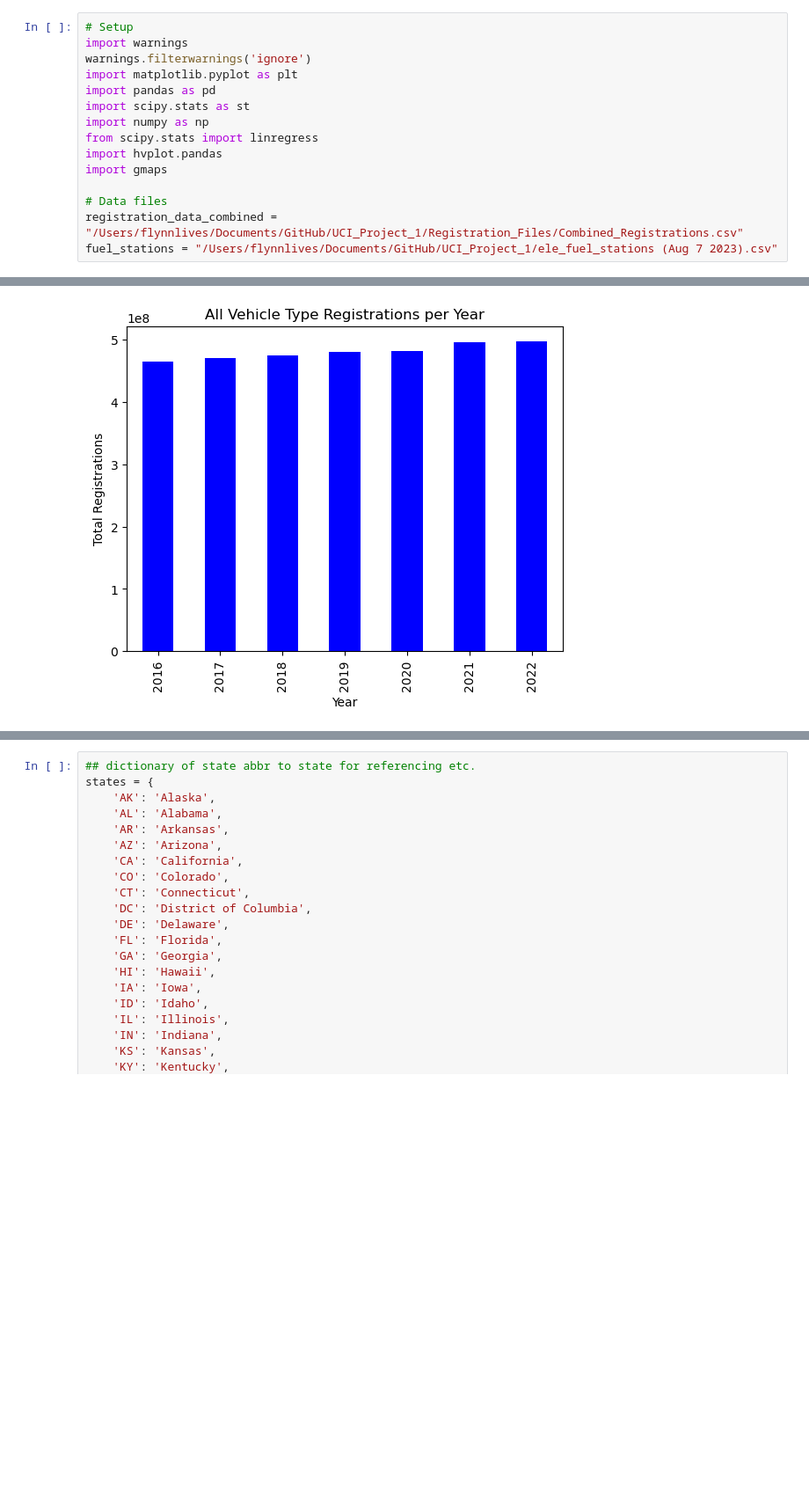
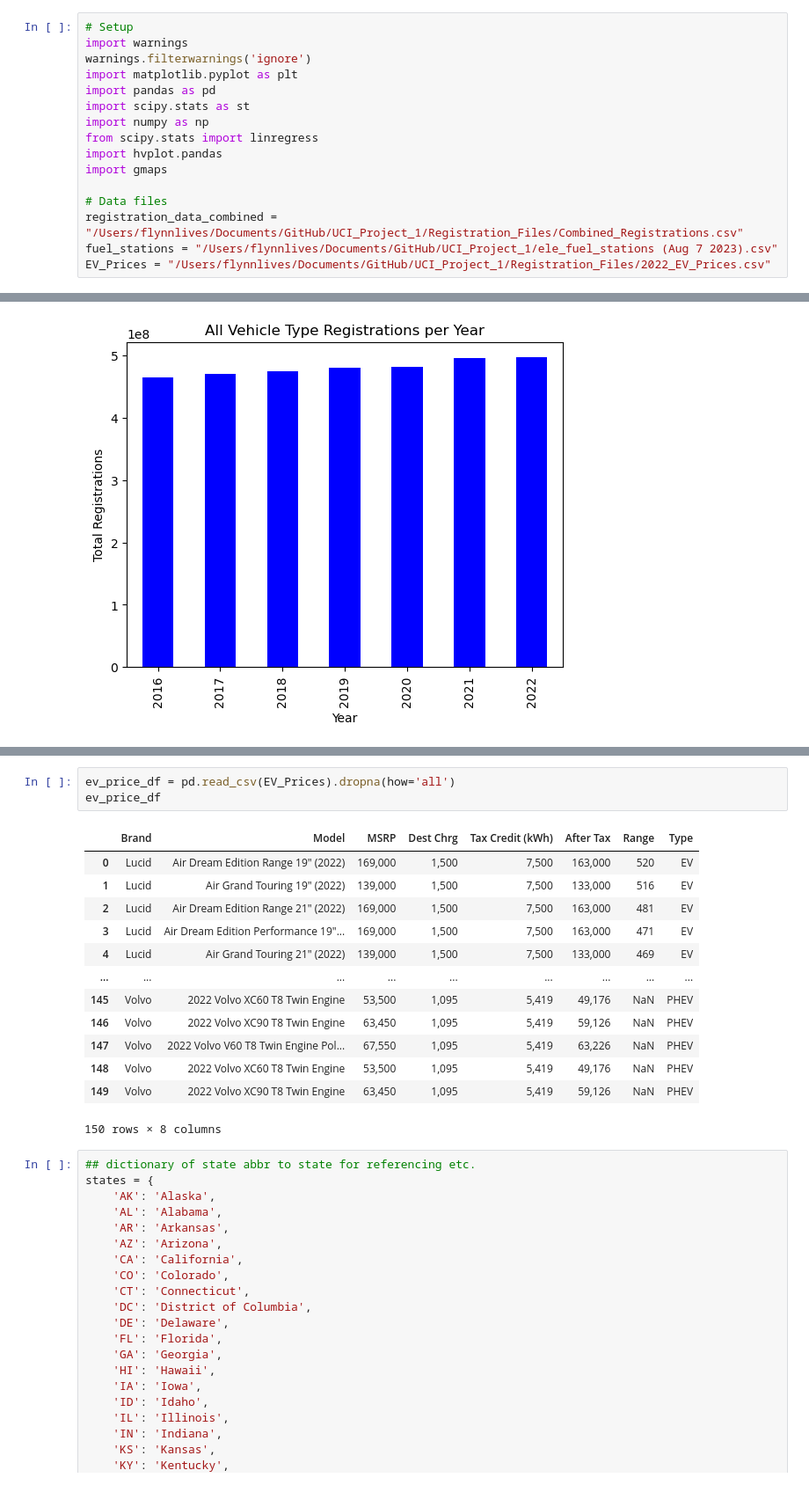
Before and after one commit to MrGoots/ETL_Python_Analysis, a Jupyter notebook: Registration_Files/output/BETA_DataFrame.ipynb, the cells around one changed output, grey strips where cells are left out. Shown at 88% size. Saved outputs shown, nothing was run; the diff lists cells and outputs as text; blank space fills up the shorter version.

```diff
--- a/Registration_Files/output/BETA_DataFrame.ipynb
+++ b/Registration_Files/output/BETA_DataFrame.ipynb
@@ -13,3 +13,4 @@ import gmaps
 # Data files
 registration_data_combined = "/Users/flynnlives/Documents/GitHub/UCI_Project_1/Registration_Files/Combined_Registrations.csv"
 fuel_stations = "/Users/flynnlives/Documents/GitHub/UCI_Project_1/ele_fuel_stations (Aug 7 2023).csv"
+EV_Prices = "/Users/flynnlives/Documents/GitHub/UCI_Project_1/Registration_Files/2022_EV_Prices.csv"
@@ -232,3 +359,20 @@ plt.show()
+# %%
+ev_price_df = pd.read_csv(EV_Prices).dropna(how='all')
+ev_price_df
+# %% [output]
+|  | Brand | Model | MSRP | Dest Chrg | Tax Credit (kWh) | After Tax | Range | Type |
+| 0 | Lucid | Air Dream Edition Range 19" (2022) | 169,000 | 1,500 | 7,500 | 163,000 | 520 | EV |
+| 1 | Lucid | Air Grand Touring 19" (2022) | 139,000 | 1,500 | 7,500 | 133,000 | 516 | EV |
+| 2 | Lucid | Air Dream Edition Range 21" (2022) | 169,000 | 1,500 | 7,500 | 163,000 | 481 | EV |
+| 3 | Lucid | Air Dream Edition Performance 19"... | 169,000 | 1,500 | 7,500 | 163,000 | 471 | EV |
+| 4 | Lucid | Air Grand Touring 21" (2022) | 139,000 | 1,500 | 7,500 | 133,000 | 469 | EV |
+| ... | ... | ... | ... | ... | ... | ... | ... | ... |
+| 145 | Volvo | 2022 Volvo XC60 T8 Twin Engine | 53,500 | 1,095 | 5,419 | 49,176 | NaN | PHEV |
+| 146 | Volvo | 2022 Volvo XC90 T8 Twin Engine | 63,450 | 1,095 | 5,419 | 59,126 | NaN | PHEV |
+| 147 | Volvo | 2022 Volvo V60 T8 Twin Engine Pol... | 67,550 | 1,095 | 5,419 | 63,226 | NaN | PHEV |
+| 148 | Volvo | 2022 Volvo XC60 T8 Twin Engine | 53,500 | 1,095 | 5,419 | 49,176 | NaN | PHEV |
+| 149 | Volvo | 2022 Volvo XC90 T8 Twin Engine | 63,450 | 1,095 | 5,419 | 59,126 | NaN | PHEV |
+150 rows × 8 columns
 # %%
 ## dictionary of state abbr to state for referencing etc.
 states = {
```
Also changed, not shown: parts of 14 cells of this notebook.
